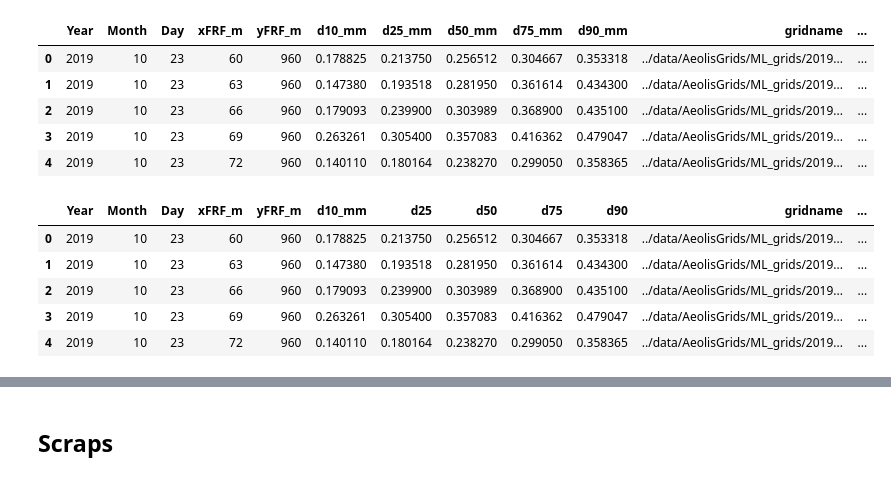
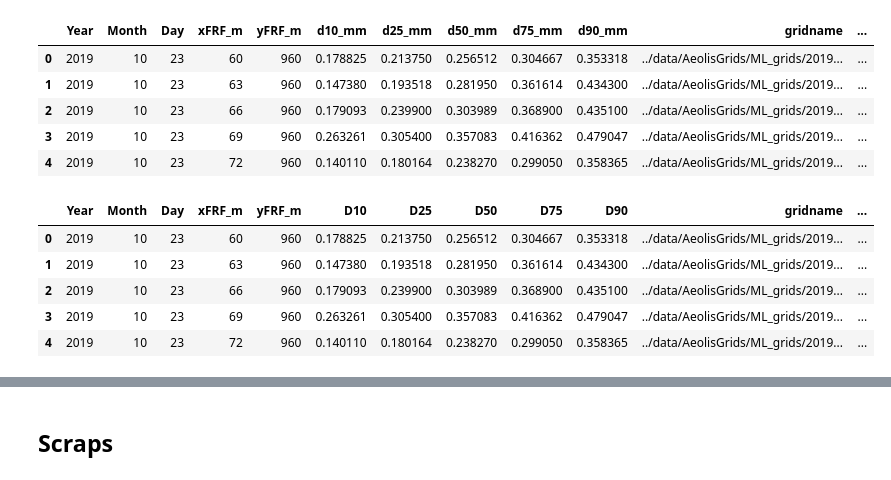
Before and after one commit to ebgoldstein/FRF_GrainSize, a Jupyter notebook: src/GrainSizeClasses_from_grids.ipynb, the cells around one changed output, grey strips where cells are left out. Drawn from its saved outputs; the diff is of its cells as text; code cells hidden in the pictures.

```diff
--- a/src/GrainSizeClasses_from_grids.ipynb
+++ b/src/GrainSizeClasses_from_grids.ipynb
@@ -83,17 +83,17 @@ GS.to_csv('../data/GrainsfromGrids.csv')
 # %%
 #make a box plot, but keep only 1, 2
 
 list1 = [1,2]
 
 fineCoarse = GS[GS.GrainCategory.isin(list1) == True]
-fineCoarse = fineCoarse.rename(columns={"d25_mm": "d25", "d50_mm": "d50","d75_mm": "d75","d90_mm": "d90"})
+fineCoarse = fineCoarse.rename(columns={"d10_mm": "D10","d25_mm": "D25", "d50_mm": "D50","d75_mm": "D75","d90_mm": "D90"})
 
 dict = {1.0 : 'Normal', 2.0 : 'Coarse'}
 fineCoarse=fineCoarse.replace({"GrainCategory": dict})
 
 fineCoarse.head()
 # %% [output]
-|  | Year | Month | Day | xFRF_m | yFRF_m | d10_mm | d25 | d50 | d75 | d90 | gridname | ... |
+|  | Year | Month | Day | xFRF_m | yFRF_m | D10 | D25 | D50 | D75 | D90 | gridname | ... |
 | 0 | 2019 | 10 | 23 | 60 | 960 | 0.178825 | 0.213750 | 0.256512 | 0.304667 | 0.353318 | ../data/AeolisGrids/ML_grids/2019... | ... |
 | 1 | 2019 | 10 | 23 | 63 | 960 | 0.147380 | 0.193518 | 0.281950 | 0.361614 | 0.434300 | ../data/AeolisGrids/ML_grids/2019... | ... |
 | 2 | 2019 | 10 | 23 | 66 | 960 | 0.179093 | 0.239900 | 0.303989 | 0.368900 | 0.435100 | ../data/AeolisGrids/ML_grids/2019... | ... |
```
Also changed, not shown: parts of 2 cells of this notebook.
